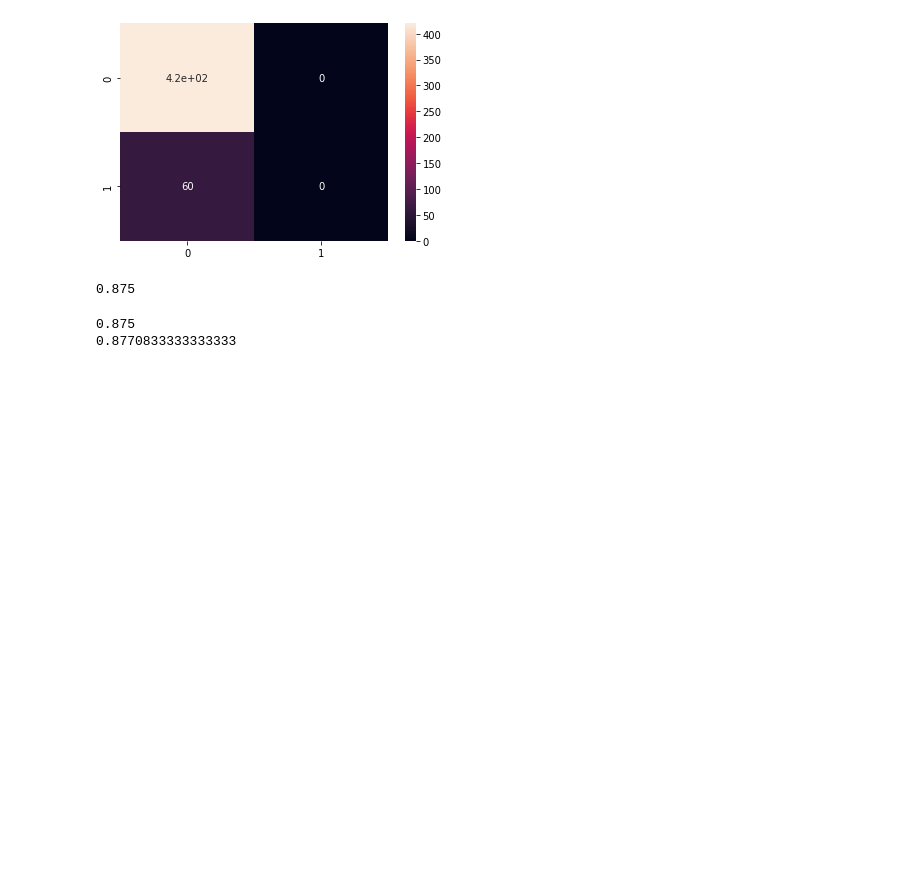
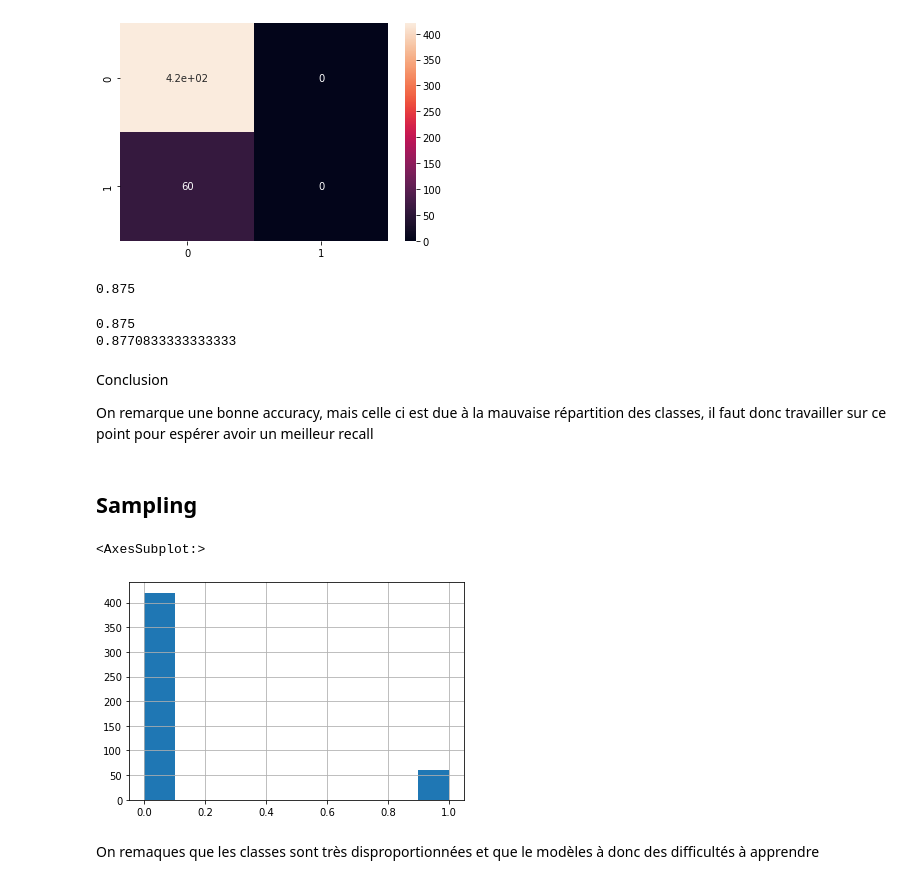
Before and after one commit to MaximMangematinM/poc_concensiousness, a Jupyter notebook: awake.ipynb, the cells around one changed output. Saved outputs shown, nothing was run; the diff lists cells and outputs as text; code cells hidden in the pictures; blank space fills up the shorter version.

```diff
--- a/awake.ipynb
+++ b/awake.ipynb
@@ -219,3 +219,17 @@ for estimator in score["estimator"]:
 # %% [output]
 0.875
 0.8770833333333333
+# %% [markdown]
+Conclusion
+
+On remarque une bonne accuracy, mais celle ci est due à la mauvaise répartition des classes, il faut donc travailler sur ce point pour espérer avoir un meilleur recall
+# %% [markdown]
+## Sampling
+# %%
+y = pd.Series(y)
+y.hist()
+# %% [output]
+<AxesSubplot:>
+[figure, added]
+# %% [markdown]
+On remaques que les classes sont très disproportionnées et que le modèles à donc des difficultés à apprendre
```
